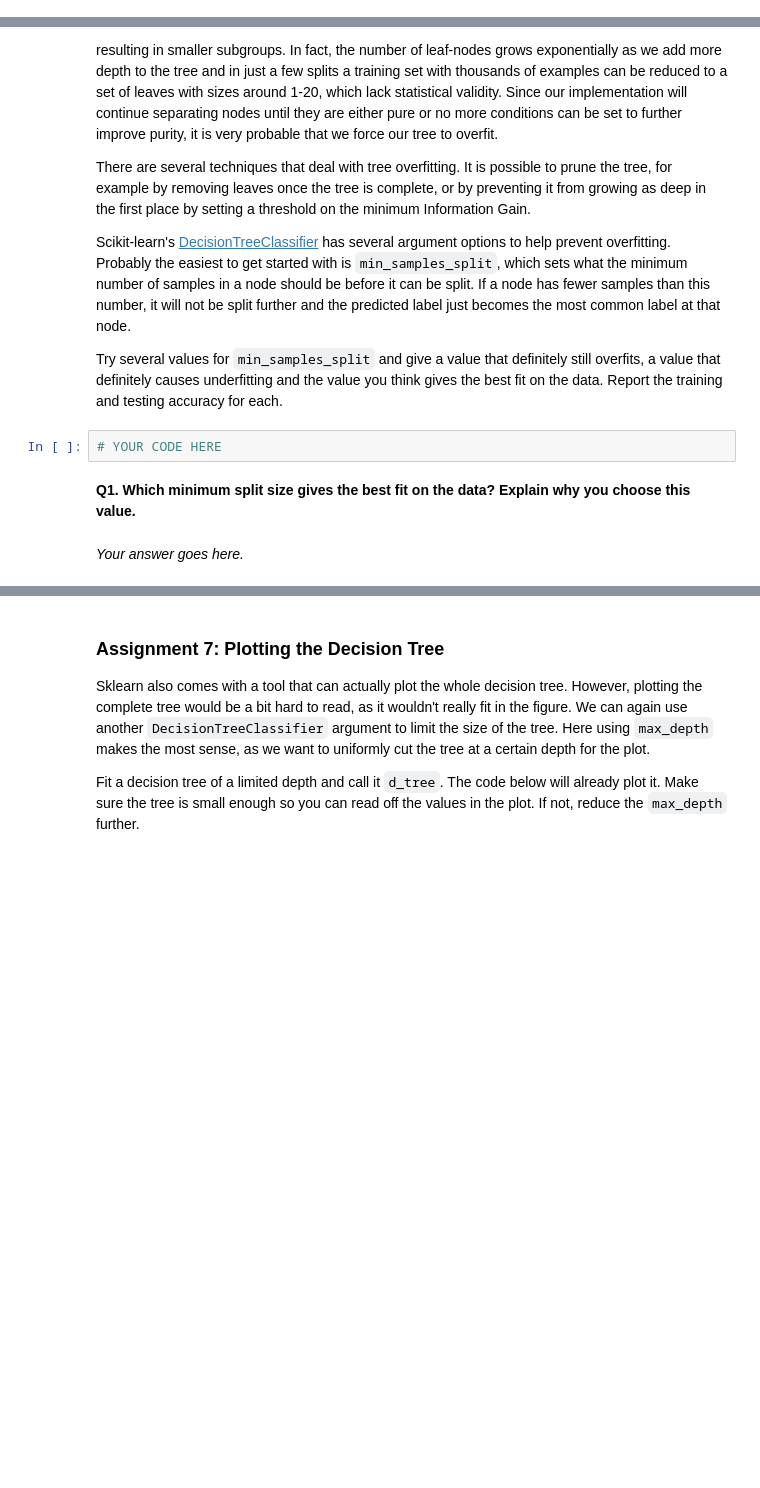
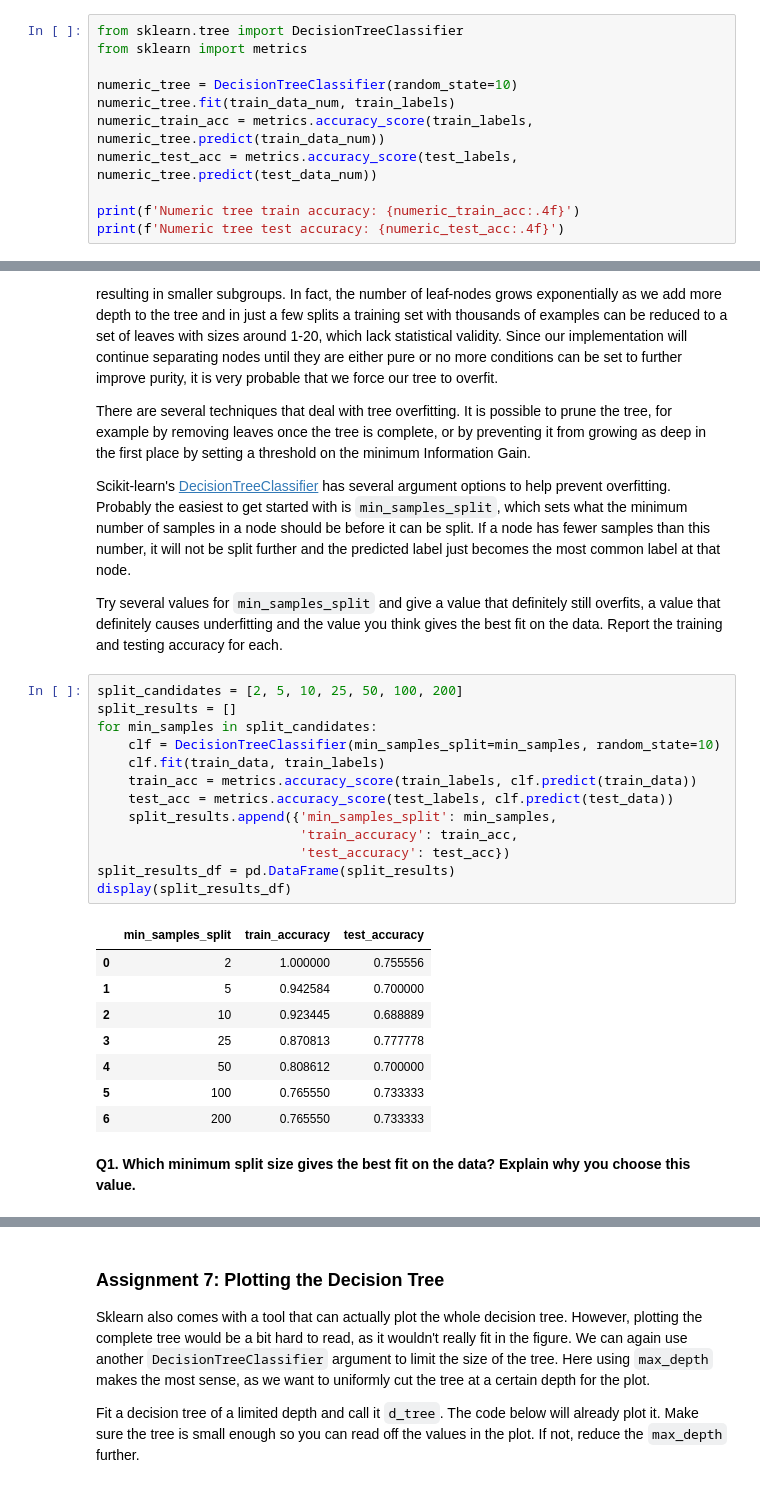
Before and after one commit to sKy9-99-9/machinelearning, a Jupyter notebook: decision_trees.ipynb, the cells around one changed output, grey strips where cells are left out. Saved outputs shown, nothing was run; the diff lists cells and outputs as text; blank space fills up the shorter version.

```diff
--- a/decision_trees.ipynb
+++ b/decision_trees.ipynb
@@ -367,0 +495,11 @@ from sklearn import metrics
+# %%
+from sklearn.tree import DecisionTreeClassifier
+from sklearn import metrics
+
+numeric_tree = DecisionTreeClassifier(random_state=10)
+numeric_tree.fit(train_data_num, train_labels)
+numeric_train_acc = metrics.accuracy_score(train_labels, numeric_tree.predict(train_data_num))
+numeric_test_acc = metrics.accuracy_score(test_labels, numeric_tree.predict(test_data_num))
+
+print(f'Numeric tree train accuracy: {numeric_train_acc:.4f}')
+print(f'Numeric tree test accuracy: {numeric_test_acc:.4f}')
@@ -403,9 +562,27 @@ There are several techniques that deal with tree overfitting. It is possible to
 Scikit-learn's [DecisionTreeClassifier](https://scikit-learn.org/stable/modules/generated/sklearn.tree.DecisionTreeClassifier.html#sklearn.tree.DecisionTreeClassifier) has several argument options to help prevent overfitting. Probably the easiest to get started with is `min_samples_split`, which sets what the minimum number of samples in a node should be before it can be split. If a node has fewer samples than this number, it will not be split further and the predicted label just becomes the most common label at that node.
 
 Try several values for `min_samples_split` and give a value that definitely still overfits, a value that definitely causes underfitting and the value you think gives the best fit on the data. Report the training and testing accuracy for each.
-# %%
-# YOUR CODE HERE
+# %%
+split_candidates = [2, 5, 10, 25, 50, 100, 200]
+split_results = []
+for min_samples in split_candidates:
+    clf = DecisionTreeClassifier(min_samples_split=min_samples, random_state=10)
+    clf.fit(train_data, train_labels)
+    train_acc = metrics.accuracy_score(train_labels, clf.predict(train_data))
+    test_acc = metrics.accuracy_score(test_labels, clf.predict(test_data))
+    split_results.append({'min_samples_split': min_samples,
+                          'train_accuracy': train_acc,
+                          'test_accuracy': test_acc})
+split_results_df = pd.DataFrame(split_results)
+display(split_results_df)
+# %% [output]
+|  | min_samples_split | train_accuracy | test_accuracy |
+| 0 | 2 | 1.000000 | 0.755556 |
+| 1 | 5 | 0.942584 | 0.700000 |
+| 2 | 10 | 0.923445 | 0.688889 |
+| 3 | 25 | 0.870813 | 0.777778 |
+| 4 | 50 | 0.808612 | 0.700000 |
+| 5 | 100 | 0.765550 | 0.733333 |
+| 6 | 200 | 0.765550 | 0.733333 |
 # %% [markdown]
 **Q1. Which minimum split size gives the best fit on the data? Explain why you choose this value.**
-# %% [markdown]
-*Your answer goes here.*
```
Also changed, not shown: parts of 35 cells of this notebook, 5 other files.
